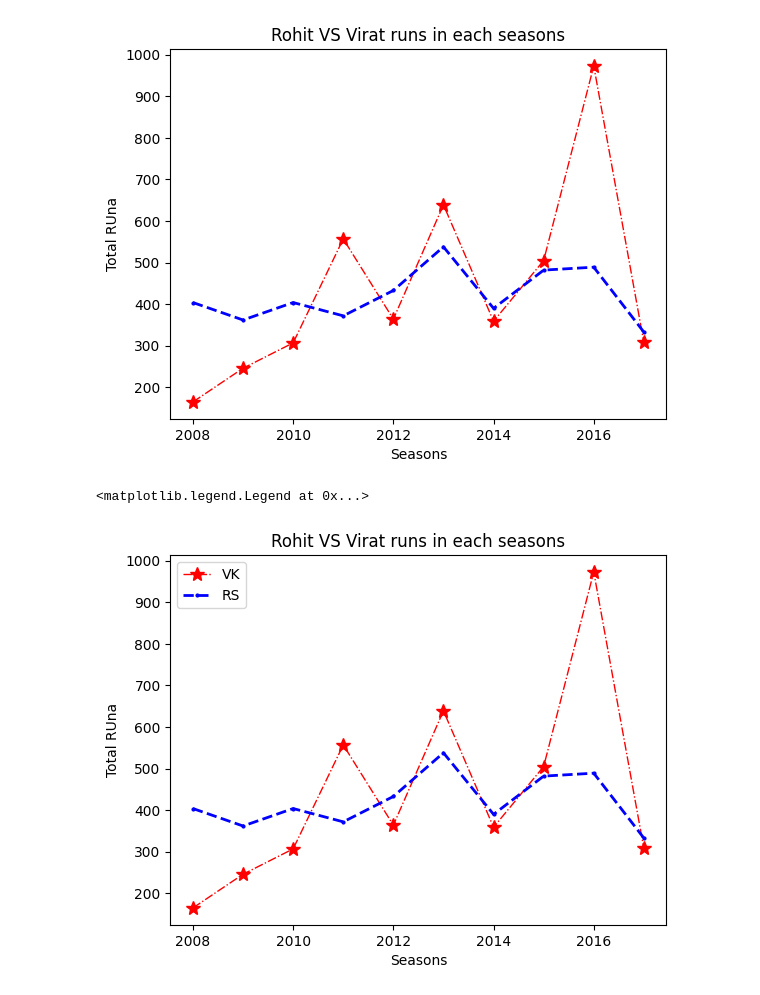
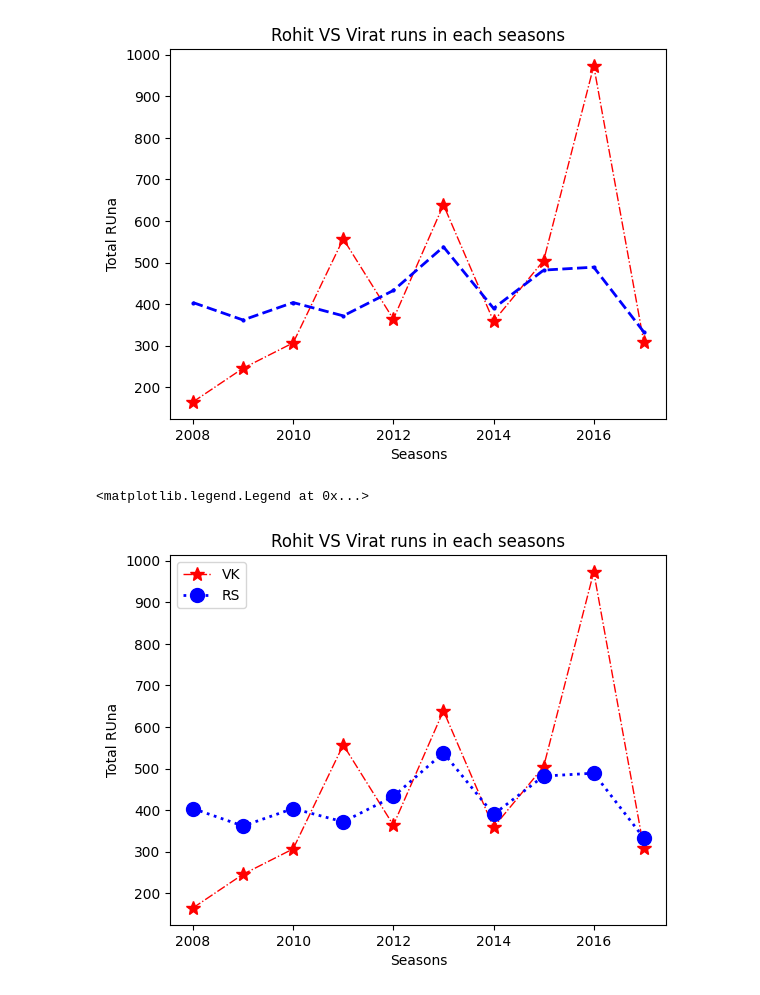
Before and after one commit to Rohit8022/AI-internship-training, a Jupyter notebook: Matplotlib.ipynb, the cells around one changed output. Drawn from its saved outputs; the diff is of its cells as text; code cells hidden in the pictures.

```diff
--- a/Matplotlib.ipynb
+++ b/Matplotlib.ipynb
@@ -30,11 +30,11 @@ Text(0.5, 1.0, 'Rohit VS Virat runs in each seasons')
 # %%
 # legend in plot
 plt.plot(data['index'],data['V Kohli'],color='red',marker='*',linewidth=1,markersize=10,linestyle='-.',label='VK')
-plt.plot(data['index'],data['RG Sharma'],color='blue',marker='o',linewidth='2',markersize=2,linestyle='--',label='RS')
+plt.plot(data['index'],data['RG Sharma'],color='blue',marker='o',linewidth='2',markersize=10,linestyle=':',label='RS')
 plt.xlabel('Seasons')
 plt.ylabel('Total RUna')
 plt.title('Rohit VS Virat runs in each seasons')
 plt.legend() # LOCATION OF LEGEND CAN ALSO BE MANUALLY SELECTED
 # %% [output]
 <matplotlib.legend.Legend at 0x...>
-[figure, old version]
+[figure, new version]
```
Also changed, not shown: parts of 2 cells of this notebook.
